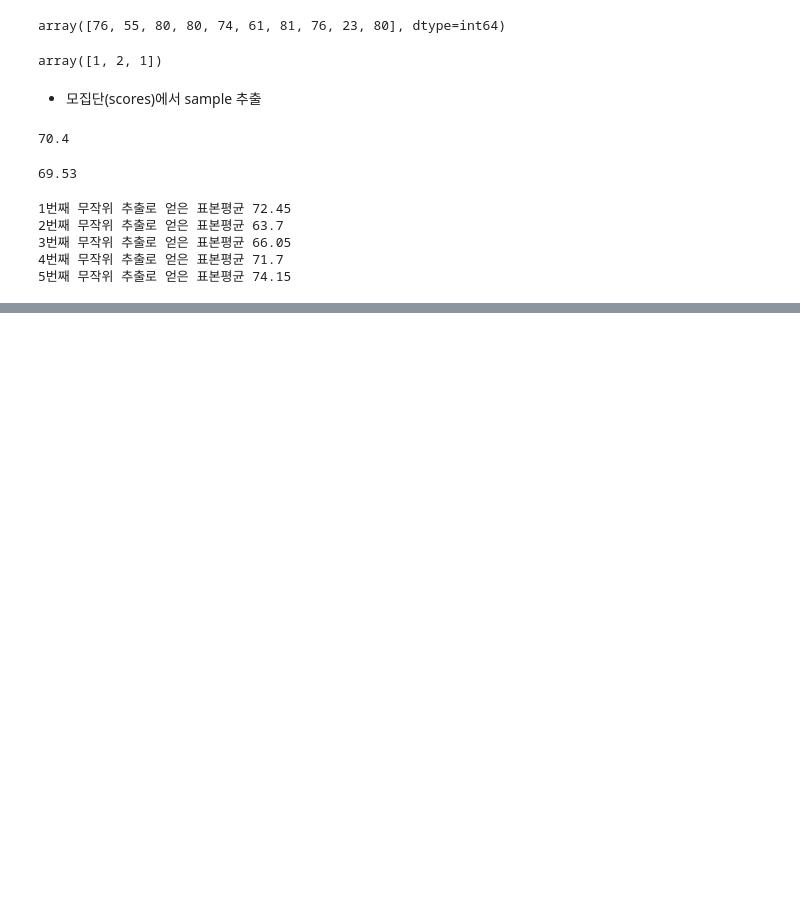
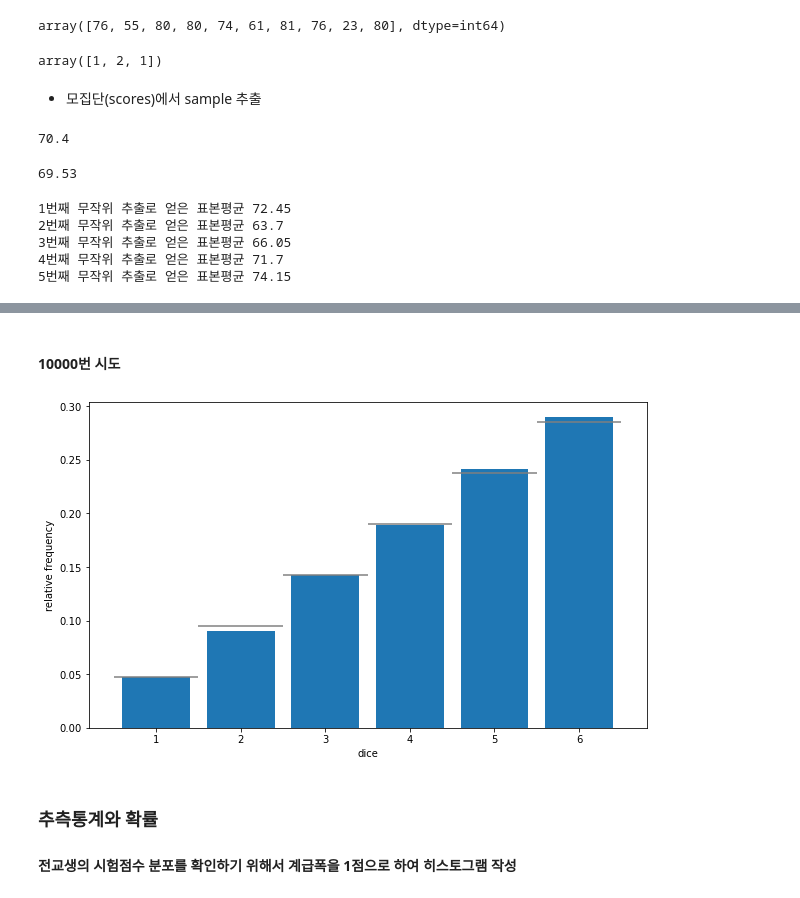
Before and after one commit to laits1/TIL, a Jupyter notebook: pandas/05. 확률과 추측통계 기본.ipynb, the cells around one changed output, grey strips where cells are left out. Drawn from its saved outputs; the diff is of its cells as text; code cells hidden in the pictures; blank space fills up the shorter version.

```diff
--- a/pandas/05. 확률과 추측통계 기본.ipynb
+++ b/pandas/05. 확률과 추측통계 기본.ipynb
@@ -67,0 +196,23 @@ for i in range(5):
+# %% [markdown]
+#### 10000번 시도
+# %%
+num_trial = 10000
+sample = np.random.choice(dice, size=num_trial, p=prob)
+
+fig = plt.figure(figsize=(10, 6))
+ax = fig.add_subplot(111)
+ax.hist(sample, bins=6, range=(1, 7), density=True, rwidth=0.8)
+# 실제의 확률분포를 가로선으로 표시
+ax.hlines(prob, np.arange(1, 7), np.arange(2, 8), colors='gray')
+# 막대 그래프의 [1.5, 2.5, ..., 6.5]에 눈금을 표시
+ax.set_xticks(np.linspace(1.5, 6.5, 6))
+# 주사위 눈의 값은 [1, 2, 3, 4, 5, 6]
+ax.set_xticklabels(np.arange(1, 7))
+ax.set_xlabel('dice')
+ax.set_ylabel('relative frequency')
+plt.show()
+# %% [output]
+[figure, added]
+# %% [markdown]
+### 추측통계와 확률
+#### 전교생의 시험점수 분포를 확인하기 위해서 계급폭을 1점으로 하여 히스토그램 작성
```
Also changed, not shown: parts of 24 cells of this notebook, 36 other files.
